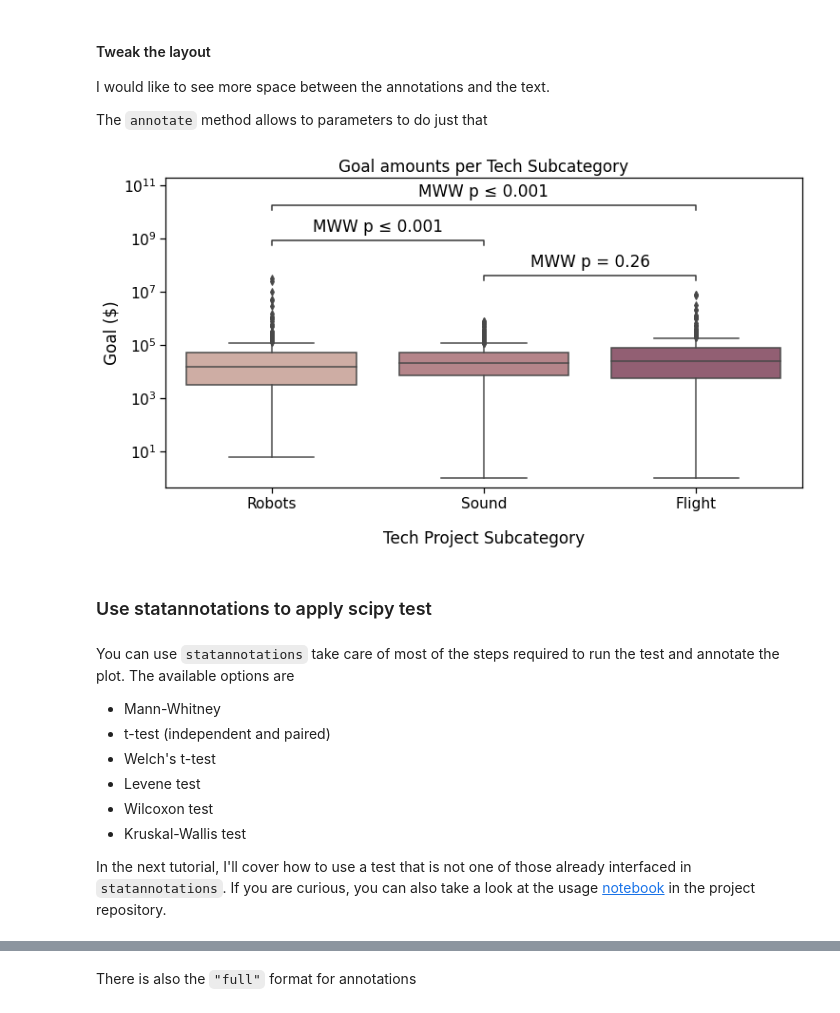
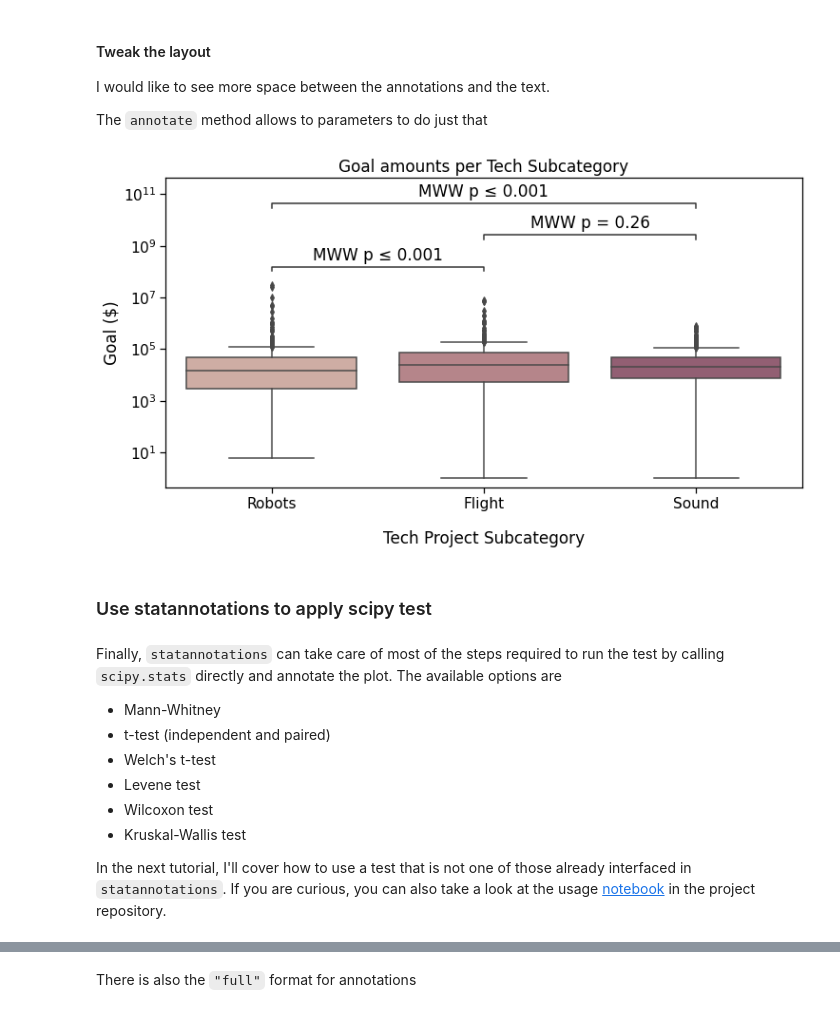
Before and after one commit to trevismd/statannotations-tutorials, a Jupyter notebook: Tutorial_1/Statannotations-Tutorial-1.ipynb, the cells around one changed output, grey strips where cells are left out. Saved outputs shown, nothing was run; the diff lists cells and outputs as text; code cells hidden in the pictures.

```diff
--- a/Tutorial_1/Statannotations-Tutorial-1.ipynb
+++ b/Tutorial_1/Statannotations-Tutorial-1.ipynb
@@ -186,12 +187,12 @@ with sns.plotting_context("notebook", font_scale = 1.4):
 # %% [markdown]
 #### PLOT 2
 # %%
-with sns.plotting_context("notebook", font_scale = 1.4):
+with sns.plotting_context("notebook", font_scale=1.4):
     # Create new plot
     ax = get_log_ax()
 
     # Plot with seaborn
-    sns.boxplot(ax=ax, data=rfs, x='State', y='Goal', palette=state_palette,
+    sns.boxplot(ax=ax, data=rfs, x='State', y='Goal', palette=states_palette,
                 order=states_order)
 
     label_plot_for_state(ax)
@@ -361,14 +362,17 @@ plotting_parameters = {
     'data':    rfs,
     'x':       'Subcategory',
     'y':       'Goal',
-    'palette': subcat_palette[1:]
+    'order':   subcat_order,
+    'palette': subcat_palette,
 }
 
-box_pairs = [('Robots', 'Flight'),
+pairs = [('Robots', 'Flight'),
              ('Flight', 'Sound'),
              ('Robots', 'Sound')]
 
-with sns.plotting_context('notebook', font_scale = 1.4):
+formatted_pvalues = [f"p={p:.2e}" for p in pvalues]
+
+with sns.plotting_context('notebook', font_scale=1.4):
     # Create new plot
     ax = get_log_ax()
 
@@ -376,8 +380,8 @@ with sns.plotting_context('notebook', font_scale = 1.4):
     sns.boxplot(**plotting_parameters)
 
     # Add annotations
-    annotator = Annotator(ax, box_pairs, **plotting_parameters)
-    annotator.set_custom_annotations([f"p={p:.2e}" for p in pvalues])
+    annotator = Annotator(ax, pairs, **plotting_parameters)
+    annotator.set_custom_annotations(formatted_pvalues)
     annotator.annotate()
 
     # Label and show
@@ -393,7 +407,7 @@ We will use `set_pvalues` instead of `set_custom_annotations` to benefit from fo
 # %% [markdown]
 #### With the star notation (default)
 # %%
-with sns.plotting_context("notebook", font_scale = 1.4):
+with sns.plotting_context("notebook", font_scale=1.4):
     # Create new plot
     ax = get_log_ax()
 
@@ -401,7 +415,7 @@ with sns.plotting_context("notebook", font_scale = 1.4):
     sns.boxplot(ax=ax, **plotting_parameters)
 
     # Add annotations
-    annotator = Annotator(ax, box_pairs, **plotting_parameters)
+    annotator = Annotator(ax, pairs, **plotting_parameters)
     annotator.set_pvalues(pvalues)
     annotator.annotate()
 
@@ -425,7 +439,7 @@ Robots v.s. Flight: Custom statistical test, P_val:1.349e-04
 
 In this case, we will configure `text_format` to `simple` to show a summary of pvalues.
 # %%
-with sns.plotting_context("notebook", font_scale = 1.4):
+with sns.plotting_context("notebook", font_scale=1.4):
     # Create new plot
     ax = get_log_ax()
 
@@ -433,7 +447,7 @@ with sns.plotting_context("notebook", font_scale = 1.4):
     sns.boxplot(ax=ax, **plotting_parameters)
 
     # Add annotations
-    annotator = Annotator(ax, box_pairs, **plotting_parameters)
+    annotator = Annotator(ax, pairs, **plotting_parameters)
     annotator.configure(text_format="simple")
     annotator.set_pvalues(pvalues).annotate()
 
@@ -478,28 +492,28 @@ I would like to see more space between the annotations and the text.
 
 The `annotate` method allows to parameters to do just that
 # %%
-with sns.plotting_context("notebook", font_scale = 1.4):
+with sns.plotting_context("notebook", font_scale=1.4):
     # Create new plot
     ax = get_log_ax()
 
     # Plot with seaborn
     sns.boxplot(ax=ax, **plotting_parameters)
 
     # Add annotations
-    annotator.new_plot(ax, **plotting_parameters)    # Same box_pairs and data, we can keep the annotator
-    annotator.configure(text_offset = 5, verbose=0)  # Disabling printed output as it is the same
+    annotator.new_plot(ax, **plotting_parameters)    # Same pairs and data, we can keep the annotator
+    annotator.configure(text_offset=3, verbose=0)  # Disabling printed output as it is the same
     annotator.set_pvalues(pvalues)                   # Now, test_short_name is also remembered
     annotator.annotate()
 
     # Label and show
     label_plot_for_subcat(ax)
     plt.show()
 # %% [output]
-[figure, old version]
+[figure, new version]
 # %% [markdown]
 ### Use statannotations to apply scipy test
 # %% [markdown]
-You can use `statannotations` take care of most of the steps required to run the test and annotate the plot.
+Finally, `statannotations` can take care of most of the steps required to run the test by calling `scipy.stats` directly  and annotate the plot.
 The available options are
 
 - Mann-Whitney
```
Also changed, not shown: parts of 20 cells of this notebook, 2 other files.
